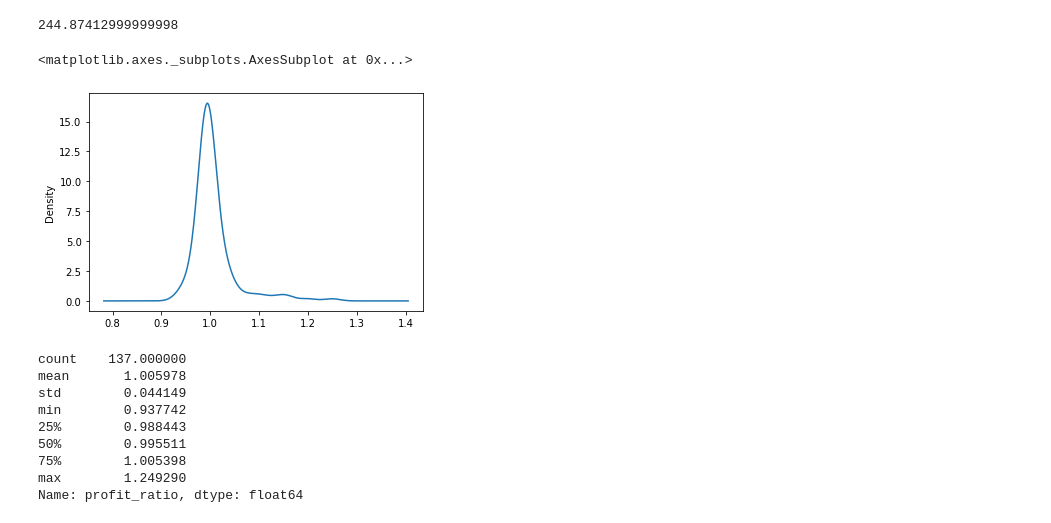
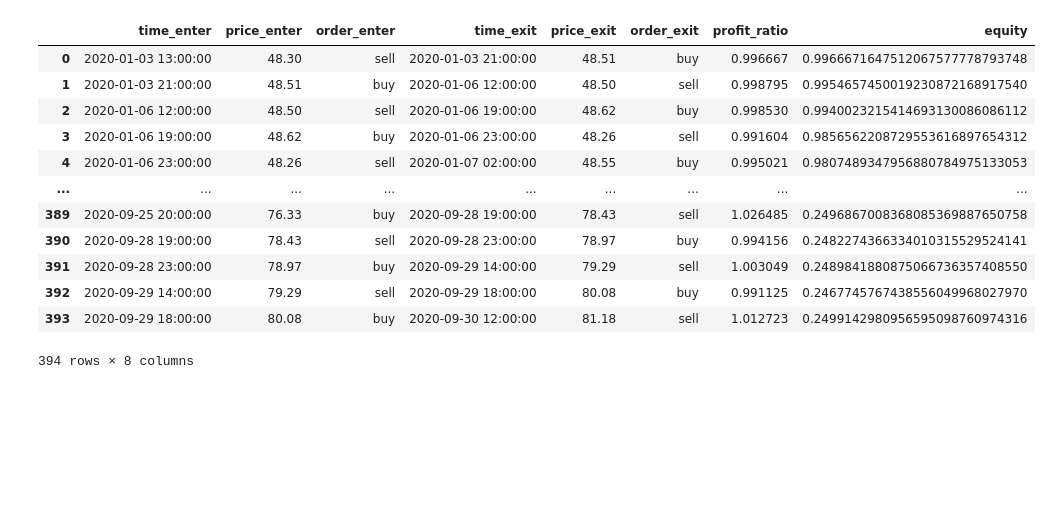
Before and after one commit to ruthus18/trading-tools, a Jupyter notebook: backtest.ipynb, the cells around one changed output. Saved outputs shown, nothing was run; the diff lists cells and outputs as text; code cells hidden in the pictures; blank space fills up the shorter version.

```diff
--- a/backtest.ipynb
+++ b/backtest.ipynb
@@ -143,21 +22,16 @@ positions
-# %%
-positions.profit_usd.sum()
-# %% [output]
-244.87412999999998
-# %%
-positions.profit_ratio.plot.density()
-# %% [output]
-<matplotlib.axes._subplots.AxesSubplot at 0x...>
-[figure, removed]
-# %%
-positions.profit_ratio.describe()
-# %% [output]
-count    137.000000
-mean       1.005978
-std        0.044149
-min        0.937742
-25%        0.988443
-50%        0.995511
-75%        1.005398
-max        1.249290
-Name: profit_ratio, dtype: float64
+# %%
+result.positions
+# %% [output]
+|  | time_enter | price_enter | order_enter | time_exit | price_exit | order_exit | profit_ratio | equity |
+| 0 | 2020-01-03 13:00:00 | 48.30 | sell | 2020-01-03 21:00:00 | 48.51 | buy | 0.996667 | 0.9966671647512067577778793748 |
+| 1 | 2020-01-03 21:00:00 | 48.51 | buy | 2020-01-06 12:00:00 | 48.50 | sell | 0.998795 | 0.9954657450019230872168917540 |
+| 2 | 2020-01-06 12:00:00 | 48.50 | sell | 2020-01-06 19:00:00 | 48.62 | buy | 0.998530 | 0.9940023215414693130086086112 |
+| 3 | 2020-01-06 19:00:00 | 48.62 | buy | 2020-01-06 23:00:00 | 48.26 | sell | 0.991604 | 0.9856562208729553616897654312 |
+| 4 | 2020-01-06 23:00:00 | 48.26 | sell | 2020-01-07 02:00:00 | 48.55 | buy | 0.995021 | 0.9807489347956880784975133053 |
+| ... | ... | ... | ... | ... | ... | ... | ... | ... |
+| 389 | 2020-09-25 20:00:00 | 76.33 | buy | 2020-09-28 19:00:00 | 78.43 | sell | 1.026485 | 0.2496867008368085369887650758 |
+| 390 | 2020-09-28 19:00:00 | 78.43 | sell | 2020-09-28 23:00:00 | 78.97 | buy | 0.994156 | 0.2482274366334010315529524141 |
+| 391 | 2020-09-28 23:00:00 | 78.97 | buy | 2020-09-29 14:00:00 | 79.29 | sell | 1.003049 | 0.2489841880875066736357408550 |
+| 392 | 2020-09-29 14:00:00 | 79.29 | sell | 2020-09-29 18:00:00 | 80.08 | buy | 0.991125 | 0.2467745767438556049968027970 |
+| 393 | 2020-09-29 18:00:00 | 80.08 | buy | 2020-09-30 12:00:00 | 81.18 | sell | 1.012723 | 0.2499142980956595098760974316 |
+394 rows × 8 columns
```
Also changed, not shown: parts of 13 cells of this notebook, 6 other files.
